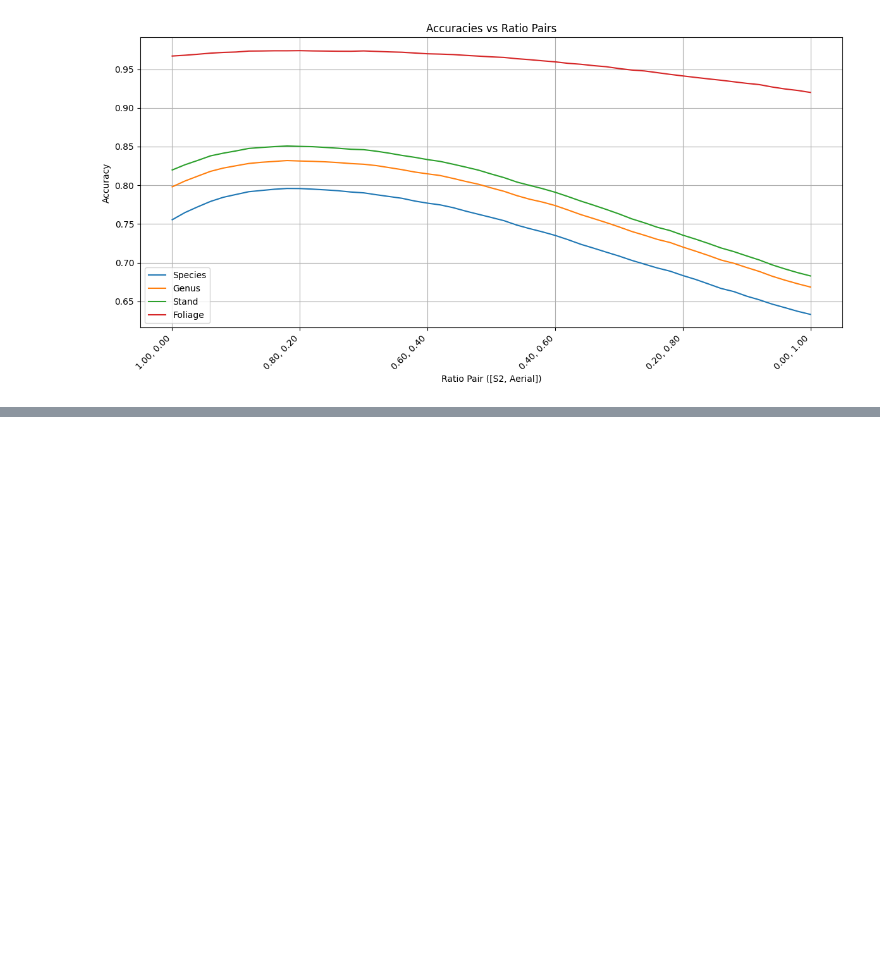
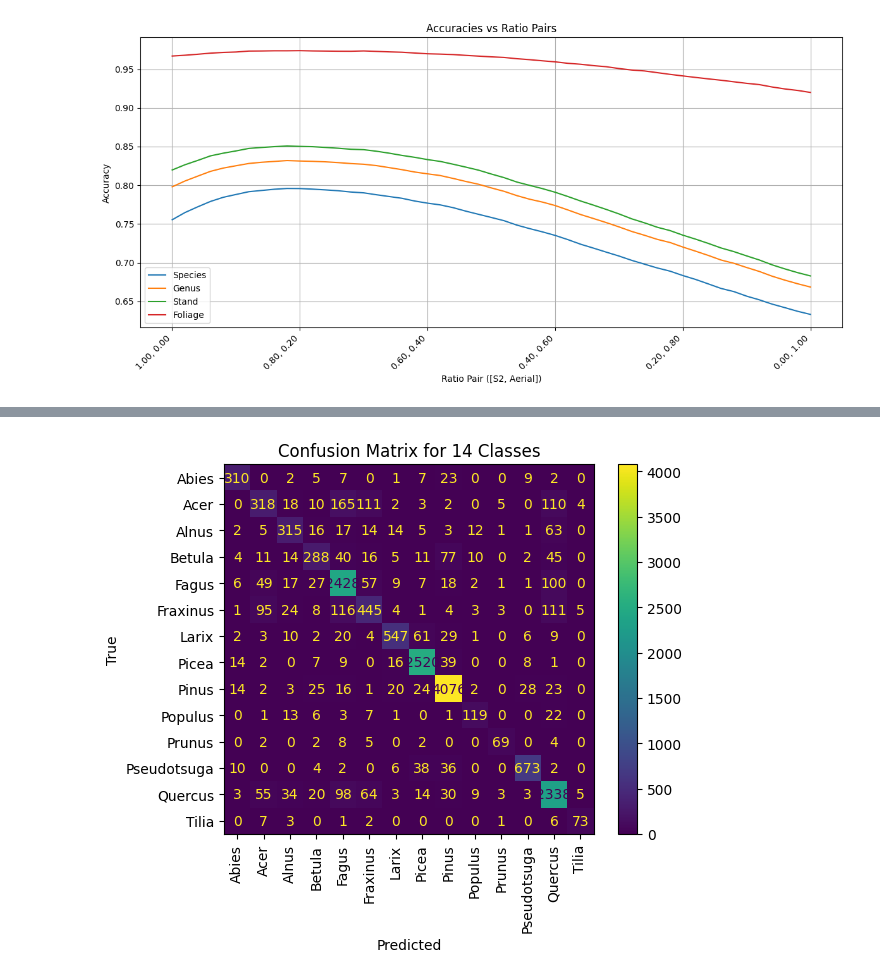
Before and after one commit to adampotton/MDM3-Rep-3, a Jupyter notebook: logit_combo.ipynb, the cells around one changed output, grey strips where cells are left out. Drawn from its saved outputs; the diff is of its cells as text; code cells hidden in the pictures; blank space fills up the shorter version.

```diff
--- a/logit_combo.ipynb
+++ b/logit_combo.ipynb
@@ -510,0 +578,14 @@ plt.show()
+# %%
+predictions = model_14.predict(stacked_features)
+
+cm_14 = metrics.confusion_matrix(true_labels_14, predictions)
+
+cm_14_display = metrics.ConfusionMatrixDisplay(confusion_matrix = cm_14, display_labels = np.unique(lab_14))
+
+cm_14_display.plot(xticks_rotation='vertical')
+plt.title('Confusion Matrix for 14 Classes')
+plt.xlabel('Predicted')
+plt.ylabel('True')
+plt.show()
+# %% [output]
+[figure, added]
```
Also changed, not shown: parts of 12 cells of this notebook.
